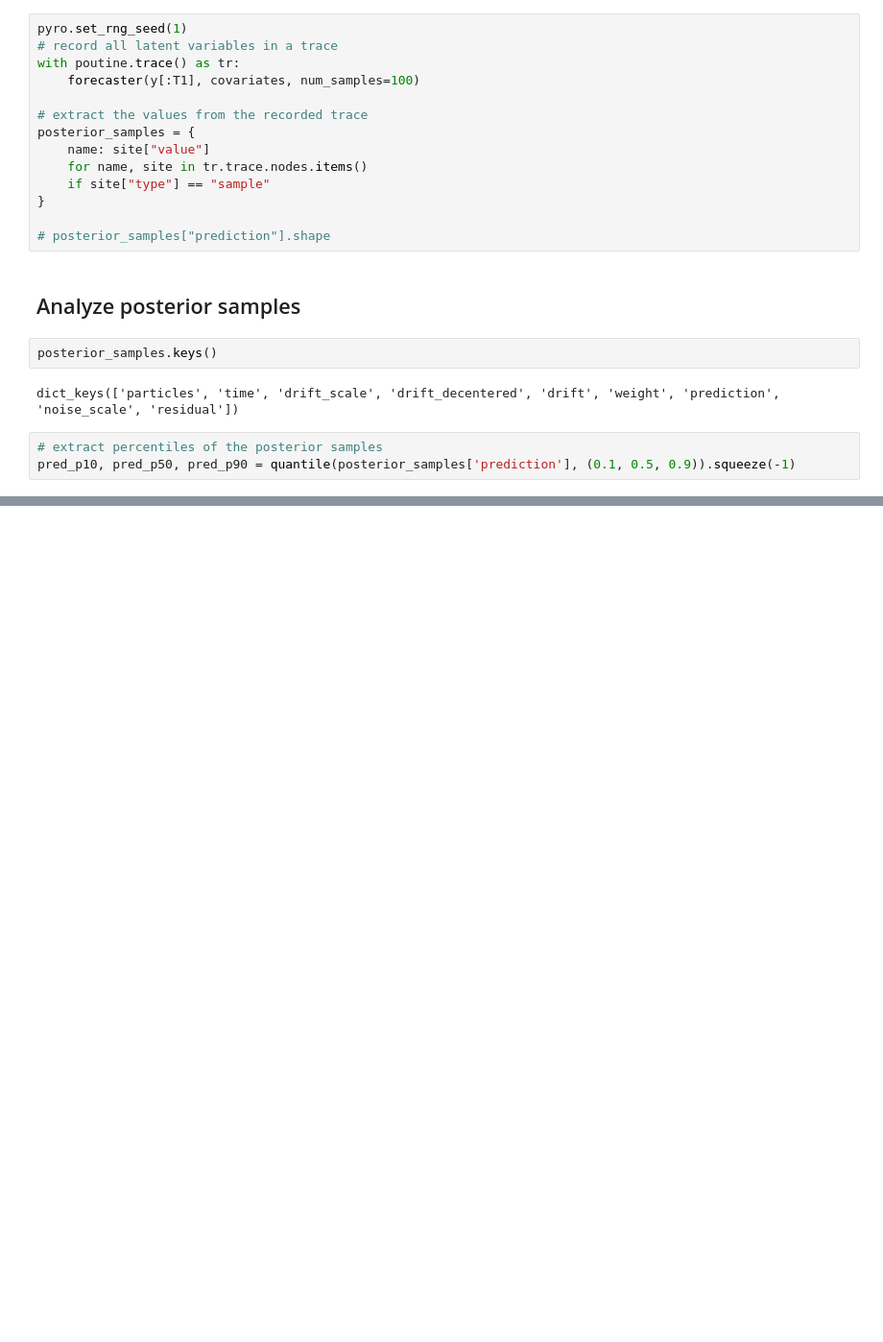
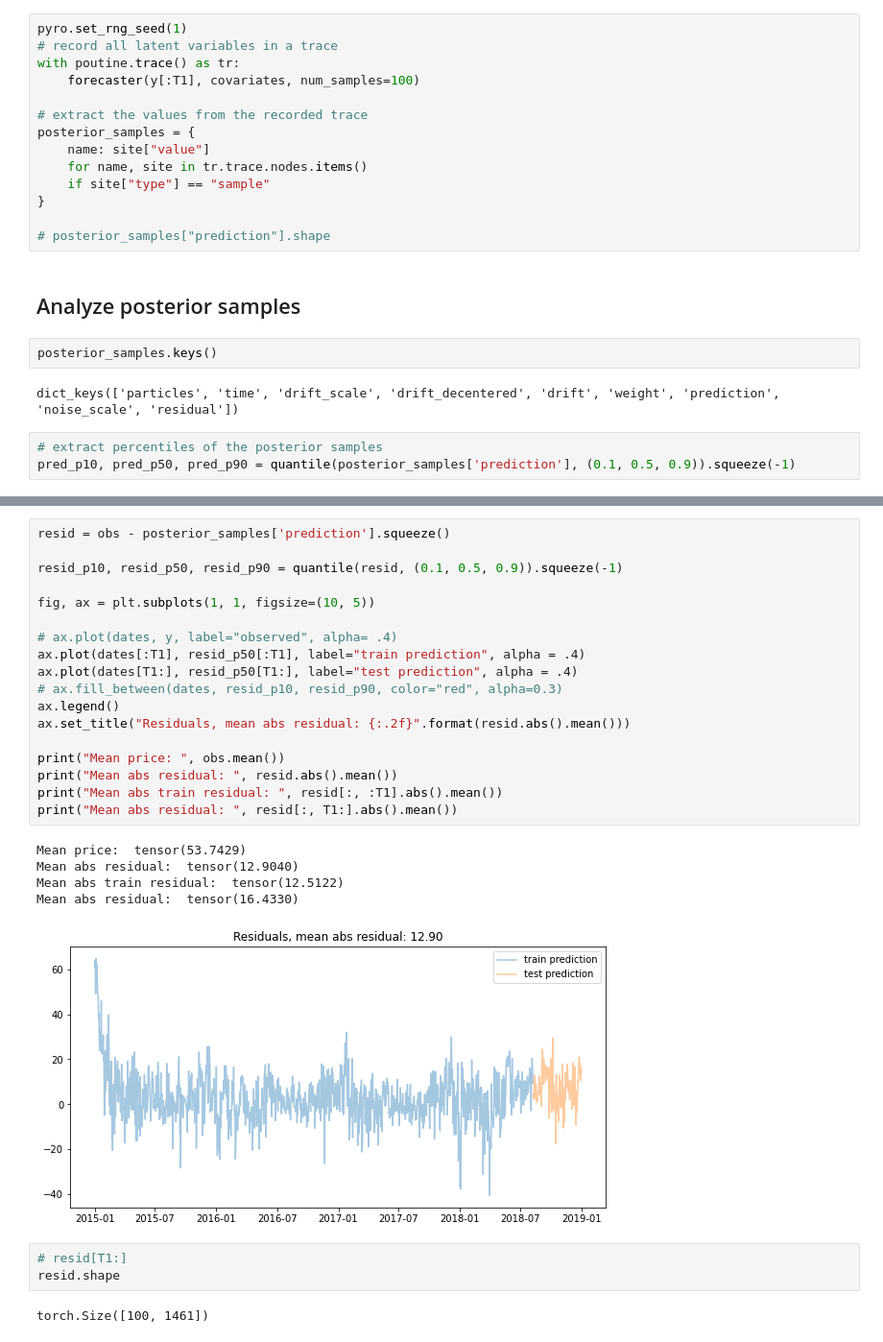
Before and after one commit to wdmdev/42186-MBML-Project, a Jupyter notebook: dlm.ipynb, the cells around one changed output, grey strips where cells are left out. Shown at 96% size. Drawn from its saved outputs; the diff is of its cells as text; blank space fills up the shorter version.

```diff
--- a/dlm.ipynb
+++ b/dlm.ipynb
@@ -170,0 +314,29 @@ plt.show()
+# %%
+resid = obs - posterior_samples['prediction'].squeeze()
+
+resid_p10, resid_p50, resid_p90 = quantile(resid, (0.1, 0.5, 0.9)).squeeze(-1)
+
+fig, ax = plt.subplots(1, 1, figsize=(10, 5))
+
+# ax.plot(dates, y, label="observed", alpha= .4)
+ax.plot(dates[:T1], resid_p50[:T1], label="train prediction", alpha = .4)
+ax.plot(dates[T1:], resid_p50[T1:], label="test prediction", alpha = .4)
+# ax.fill_between(dates, resid_p10, resid_p90, color="red", alpha=0.3)
+ax.legend()
+ax.set_title("Residuals, mean abs residual: {:.2f}".format(resid.abs().mean()))
+
+print("Mean price: ", obs.mean())
+print("Mean abs residual: ", resid.abs().mean())
+print("Mean abs train residual: ", resid[:, :T1].abs().mean())
+print("Mean abs residual: ", resid[:, T1:].abs().mean())
+# %% [output]
+Mean price:  tensor(53.7429)
+Mean abs residual:  tensor(12.9040)
+Mean abs train residual:  tensor(12.5122)
+Mean abs residual:  tensor(16.4330)
+[figure, added]
+# %%
+# resid[T1:]
+resid.shape
+# %% [output]
+torch.Size([100, 1461])
```
Also changed, not shown: parts of 11 cells of this notebook, 8 other files.
